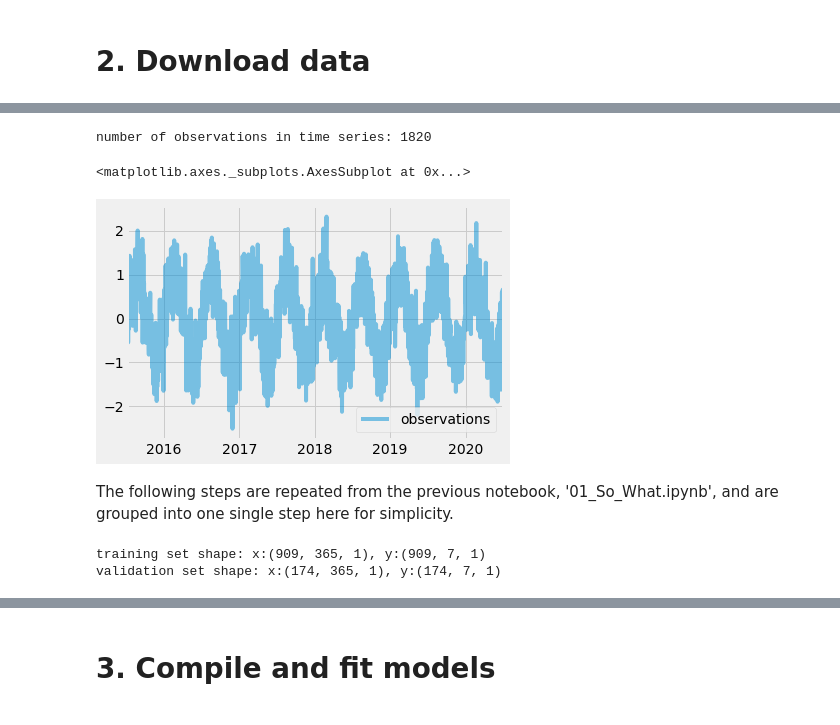
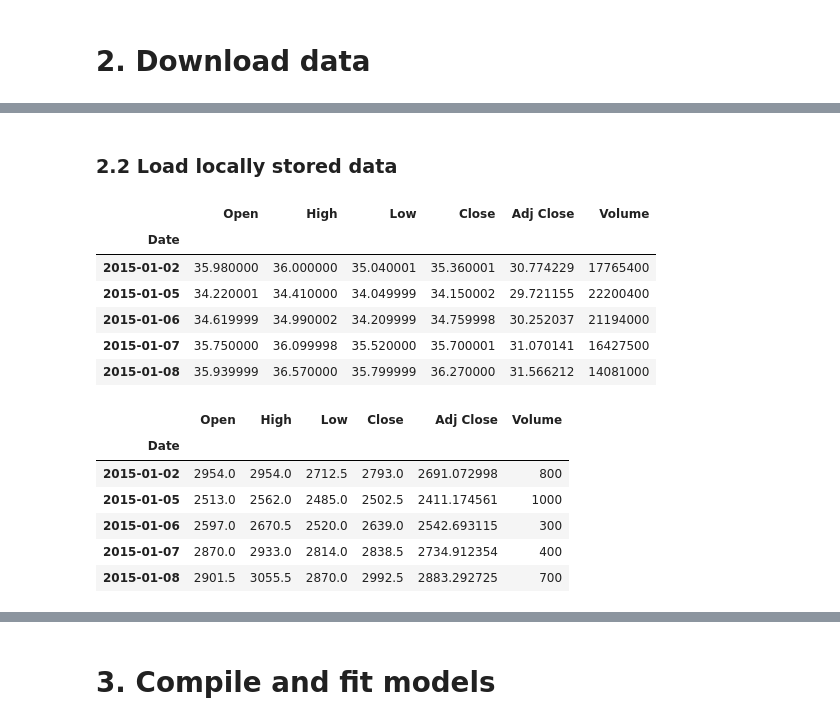
Before and after one commit to StofAle/Introductory_TimeSeriesForecasting_using_RNN, a Jupyter notebook: notebooks/05_Flamenco_Sketches.ipynb, the cells around one changed output, grey strips where cells are left out. Cells and saved outputs as stored; diff of their text form; code cells hidden in the pictures.

```diff
--- a/notebooks/05_Flamenco_Sketches.ipynb
+++ b/notebooks/05_Flamenco_Sketches.ipynb
@@ -76,49 +62,27 @@ data_EWZ
-# %%
-# set a range of dates on which the observations are made
-idx = pd.date_range(end='7/1/2020', periods=5*364, freq='d')
-
-# take a sine function as the observations
-num_periods = 10  # number of sine periods
-observations = [np.sin(2*np.pi*num_periods*x/len(idx)) for x in range(len(idx))]
-
-# generate Gaussian noise
-
-std = 0.5
-mean = 0.0
-observations = [observations[x] + np.random.normal(loc=mean, scale=std, size=None) for x in range(len(idx))]
-print('number of observations in time series: {}'.format(len(observations)))
-
-# initialize dataframe to store time series
-df = pd.DataFrame(data={'observations': observations})
-df.index = idx
-
-df.plot(alpha=0.5)
-# %% [output]
-number of observations in time series: 1820
-<matplotlib.axes._subplots.AxesSubplot at 0x...>
-[figure, removed]
-# %% [markdown]
-The following steps are repeated from the previous notebook, '01_So_What.ipynb', and are grouped into one single step here for simplicity.
-# %%
-# initialize object
-mdq = Kind_of_Blue.Kind_of_Blue()
-
-# load dataframe into object
-mdq._selected_features = ['observations']
-mdq.df = df
-
-# initialize dataset from dataframe
-mdq.initialize_dataset()
-
-# standardize data
-mdq.standardize_data()
-
-# set number of time points for 1/ future forecasting points and 2/ the past, historical time points
-future_target_size = int(365/52)
-past_history_size = int(1*365)
-
-# generate train and validation data
-mdq.generate_train_and_val_data(future_target_size=future_target_size, past_history_size=past_history_size)
-# %% [output]
-training set shape: x:(909, 365, 1), y:(909, 7, 1)
-validation set shape: x:(174, 365, 1), y:(174, 7, 1)
+# %% [markdown]
+<a id='Part2.2_link'></a>
+### 2.2 Load locally stored data
+# %%
+# load locally stored ETF data
+df_EWZ = pd.read_csv("../data/05_EWZ_data.csv", index_col='Date')
+df_BRZU = pd.read_csv("../data/05_BRZU_data.csv", index_col='Date')
+
+df_EWZ.head()
+# %% [output]
+|  | Open | High | Low | Close | Adj Close | Volume |
+| Date |  |  |  |  |  |  |
+| 2015-01-02 | 35.980000 | 36.000000 | 35.040001 | 35.360001 | 30.774229 | 17765400 |
+| 2015-01-05 | 34.220001 | 34.410000 | 34.049999 | 34.150002 | 29.721155 | 22200400 |
+| 2015-01-06 | 34.619999 | 34.990002 | 34.209999 | 34.759998 | 30.252037 | 21194000 |
+| 2015-01-07 | 35.750000 | 36.099998 | 35.520000 | 35.700001 | 31.070141 | 16427500 |
+| 2015-01-08 | 35.939999 | 36.570000 | 35.799999 | 36.270000 | 31.566212 | 14081000 |
+# %%
+df_BRZU.head()
+# %% [output]
+|  | Open | High | Low | Close | Adj Close | Volume |
+| Date |  |  |  |  |  |  |
+| 2015-01-02 | 2954.0 | 2954.0 | 2712.5 | 2793.0 | 2691.072998 | 800 |
+| 2015-01-05 | 2513.0 | 2562.0 | 2485.0 | 2502.5 | 2411.174561 | 1000 |
+| 2015-01-06 | 2597.0 | 2670.5 | 2520.0 | 2639.0 | 2542.693115 | 300 |
+| 2015-01-07 | 2870.0 | 2933.0 | 2814.0 | 2838.5 | 2734.912354 | 400 |
+| 2015-01-08 | 2901.5 | 3055.5 | 2870.0 | 2992.5 | 2883.292725 | 700 |
```
Also changed, not shown: parts of 17 cells of this notebook, 4 other files.
